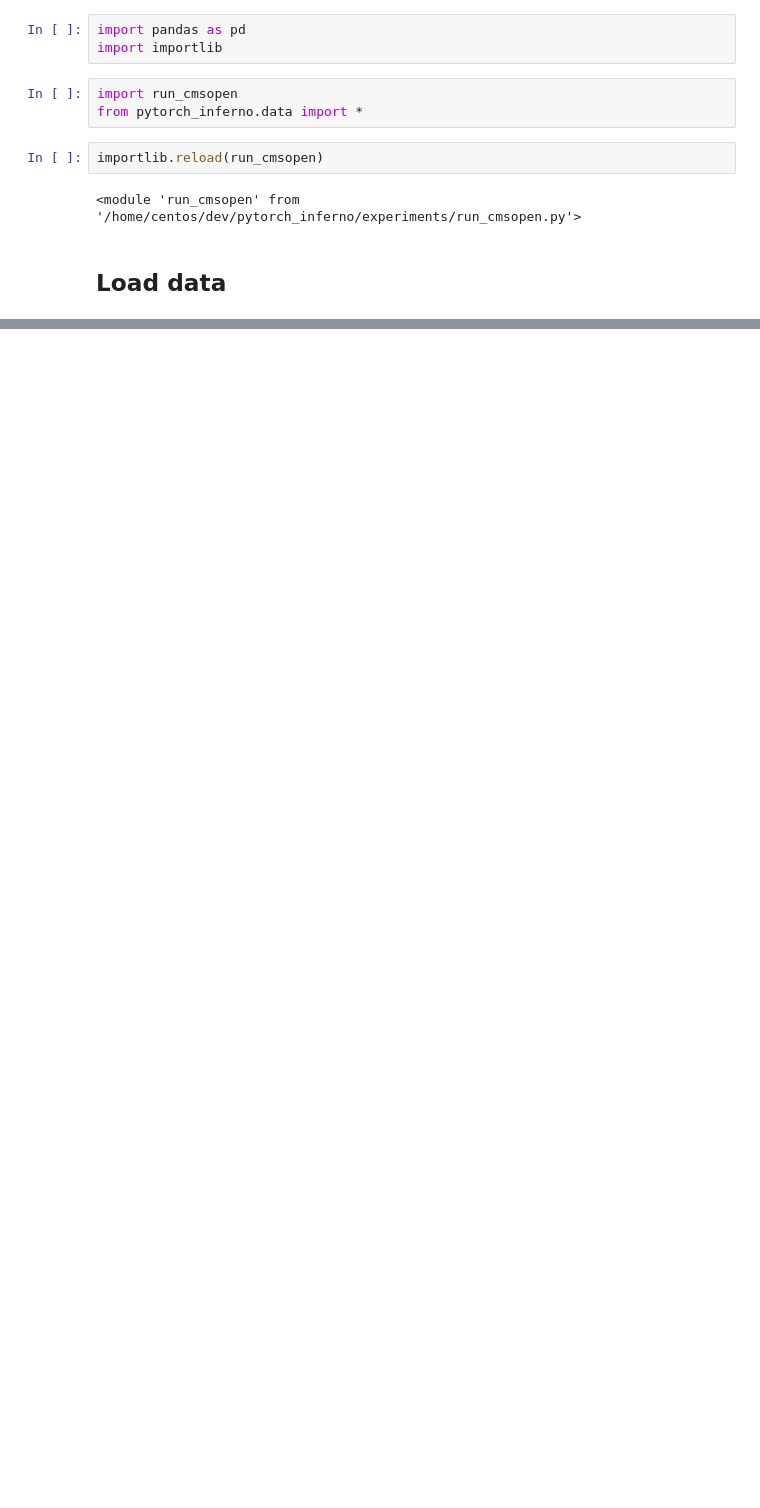
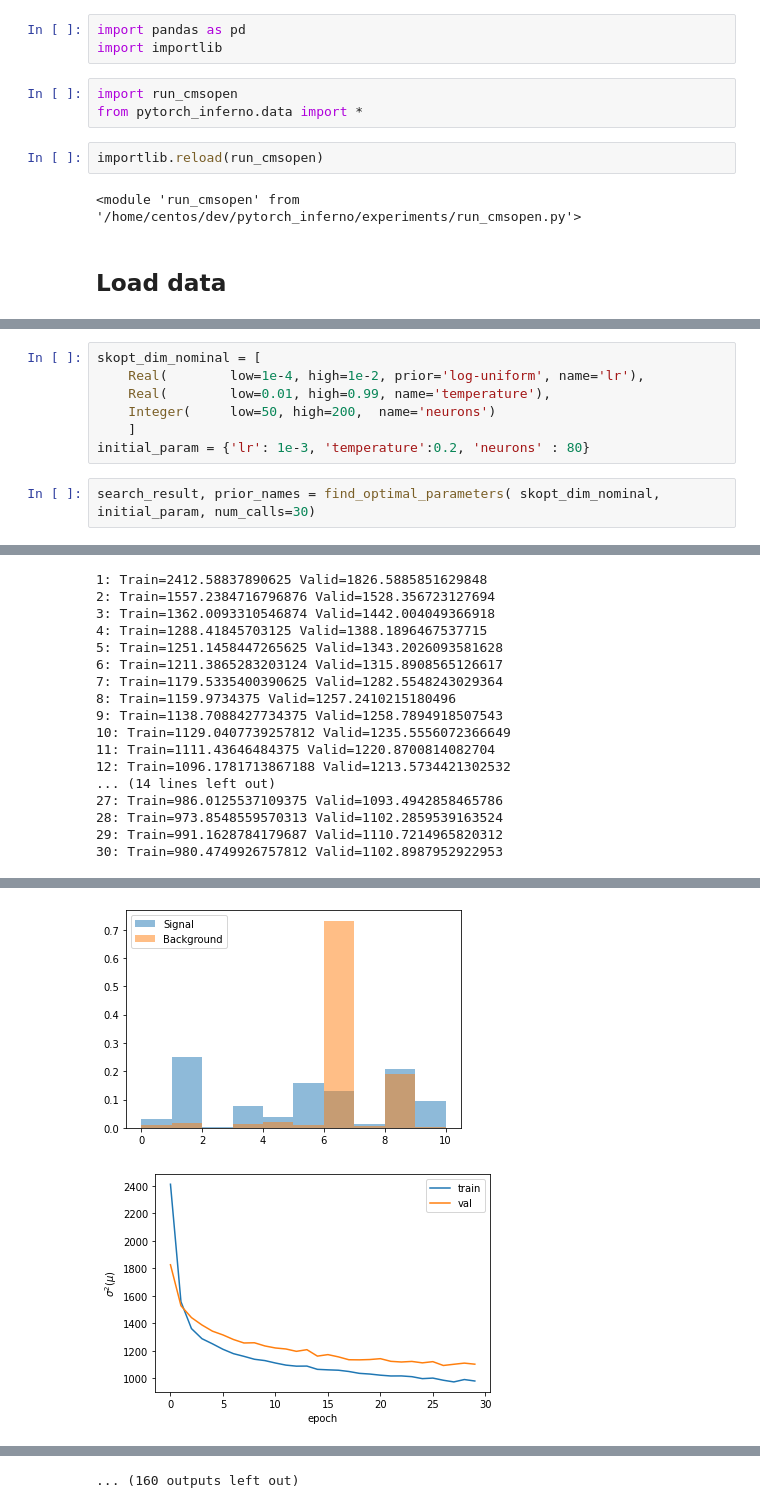
Before and after one commit to llayer/cmsopen, a Jupyter notebook: inferno/proc.ipynb, the cells around one changed output, grey strips where cells are left out. Cells and saved outputs as stored; diff of their text form; blank space fills up the shorter version.

Commit message:
add bayesian search

```diff
--- a/inferno/proc.ipynb
+++ b/inferno/proc.ipynb
@@ -81,0 +168,10 @@ n_alpha 3
+# %%
+skopt_dim_nominal = [
+    Real(        low=1e-4, high=1e-2, prior='log-uniform', name='lr'),
+    Real(        low=0.01, high=0.99, name='temperature'),
+    Integer(     low=50, high=200,  name='neurons')
+    ]
+initial_param = {'lr': 1e-3, 'temperature':0.2, 'neurons' : 80}
+# %%
+search_result, prior_names = find_optimal_parameters( skopt_dim_nominal, initial_param, num_calls=30)
+# %% [output]
@@ -81,0 +196,17 @@ n_alpha 3
+1: Train=2412.58837890625 Valid=1826.5885851629848
+2: Train=1557.2384716796876 Valid=1528.356723127694
+3: Train=1362.0093310546874 Valid=1442.004049366918
+4: Train=1288.41845703125 Valid=1388.1896467537715
+5: Train=1251.1458447265625 Valid=1343.2026093581628
+6: Train=1211.3865283203124 Valid=1315.8908565126617
+7: Train=1179.5335400390625 Valid=1282.5548243029364
+8: Train=1159.9734375 Valid=1257.2410215180496
+9: Train=1138.7088427734375 Valid=1258.7894918507543
+10: Train=1129.0407739257812 Valid=1235.5556072366649
+11: Train=1111.43646484375 Valid=1220.8700814082704
+12: Train=1096.1781713867188 Valid=1213.5734421302532
+... (14 lines left out)
+27: Train=986.0125537109375 Valid=1093.4942858465786
+28: Train=973.8548559570313 Valid=1102.2859539163524
+29: Train=991.1628784179687 Valid=1110.7214965820312
+30: Train=980.4749926757812 Valid=1102.8987952922953
@@ -81,0 +214,2 @@ n_alpha 3
+[figure, added]
+[figure, added]
@@ -81,0 +254 @@ n_alpha 3
+... (160 outputs left out)
```
Also changed, not shown: parts of 10 cells of this notebook, 1 other file.
